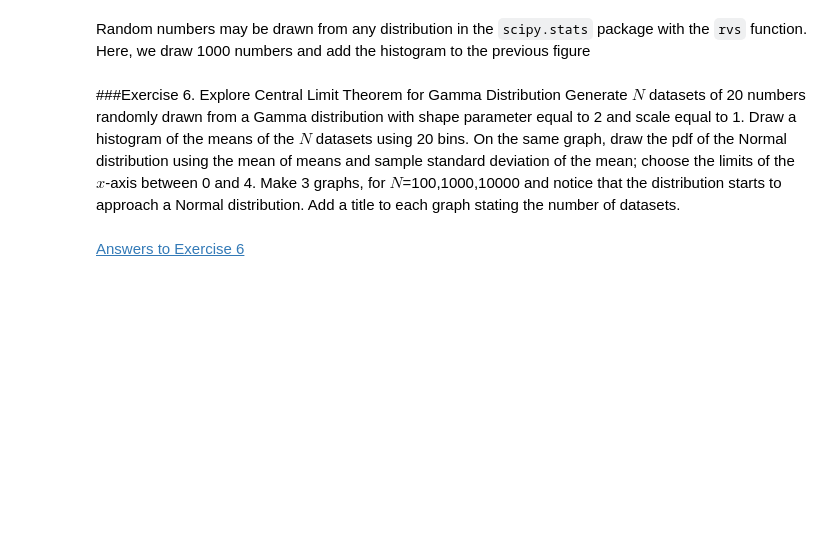
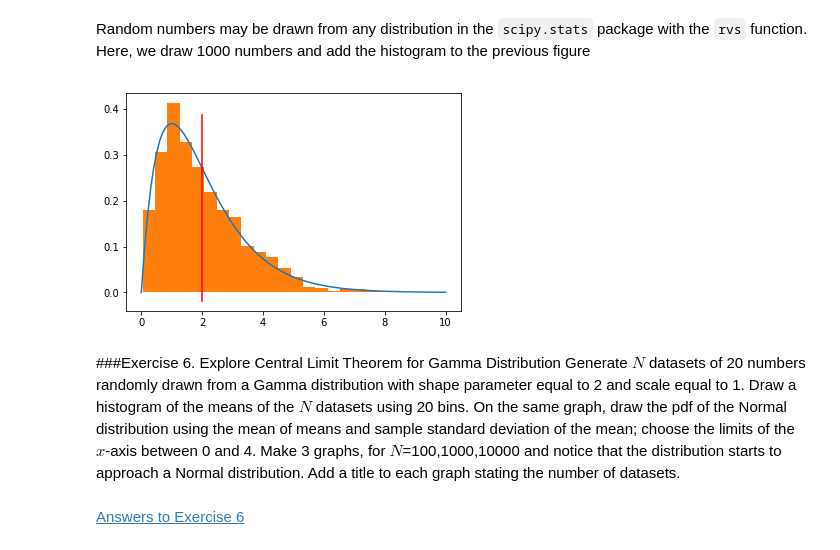
Before and after one commit to DoctorYe/shbt-datavis, a Jupyter notebook: notebook_s3/py_exp_comp_s3_sol.ipynb, the cells around one changed output. Saved outputs shown, nothing was run; the diff lists cells and outputs as text; code cells hidden in the pictures; blank space fills up the shorter version.

```diff
--- a/notebook_s3/py_exp_comp_s3_sol.ipynb
+++ b/notebook_s3/py_exp_comp_s3_sol.ipynb
@@ -138,10 +160,12 @@ Random numbers may be drawn from any distribution in the `scipy.stats` package w
 # %%
 x = np.linspace(1e-6, 10, 100)
 y = gamma.pdf(x, 2)
 plt.plot(x, y)
 plt. axvline(2,color='r')
 data = gamma.rvs(2, size=1000)
-hh = plt.hist(data, bins=20, normed=True)
+hh = plt.hist(data, bins=20, density=True)
+# %% [output]
+[figure, added]
 # %% [markdown]
 ###Exercise 6. <a name="back6"></a>Explore Central Limit Theorem for Gamma Distribution
 Generate $N$ datasets of 20 numbers randomly drawn from a Gamma distribution with shape parameter equal to 2 and scale equal to 1. Draw a histogram of the means of the $N$ datasets using 20 bins. On the same graph, draw the pdf of the Normal distribution using the mean of means and sample standard deviation of the mean; choose the limits of the $x$-axis between 0 and 4. Make 3 graphs, for $N$=100,1000,10000 and notice that the distribution starts to approach a Normal distribution. Add a title to each graph stating the number of datasets.
```
Also changed, not shown: parts of 16 cells of this notebook, 3 other files.
